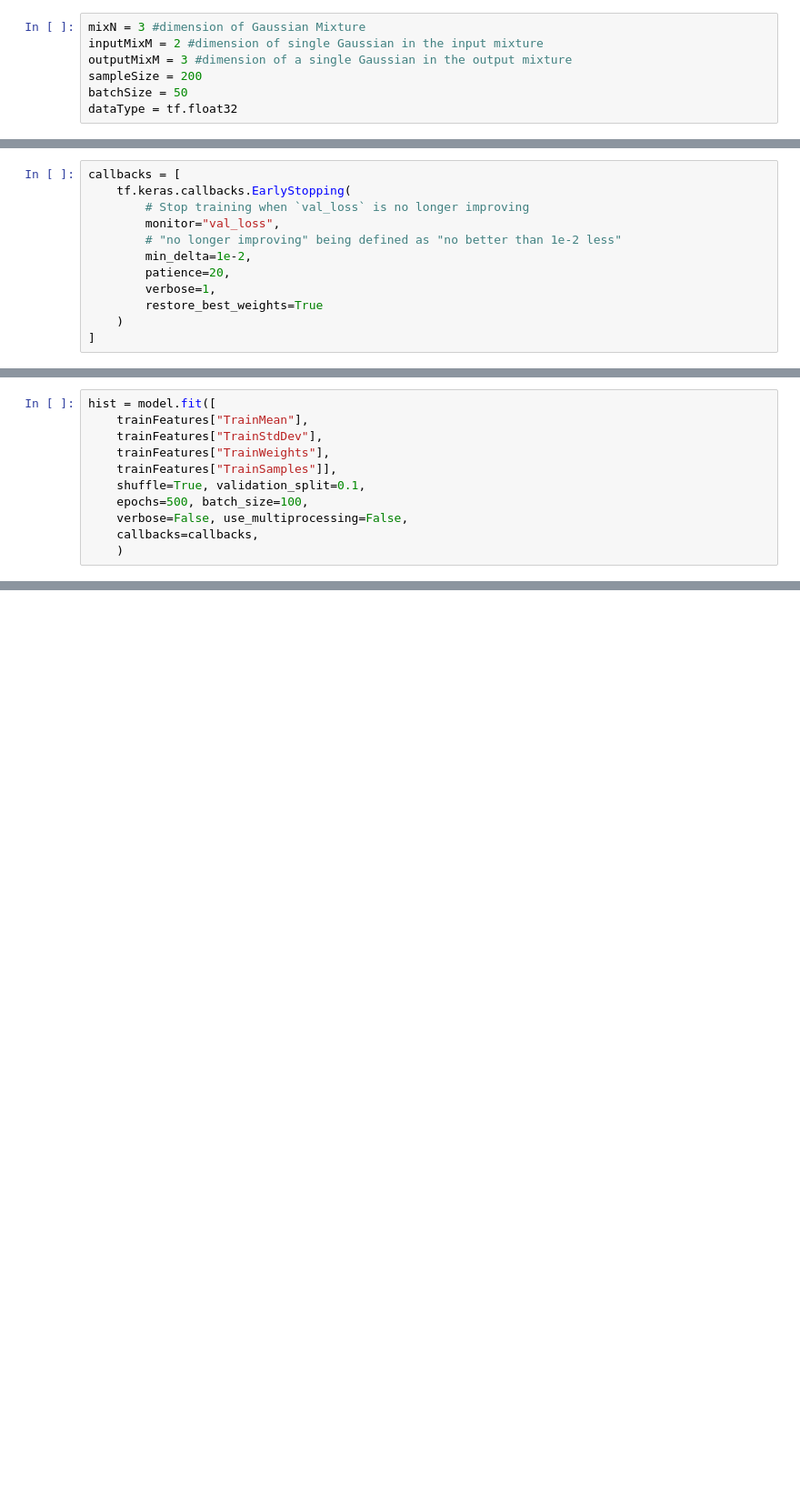
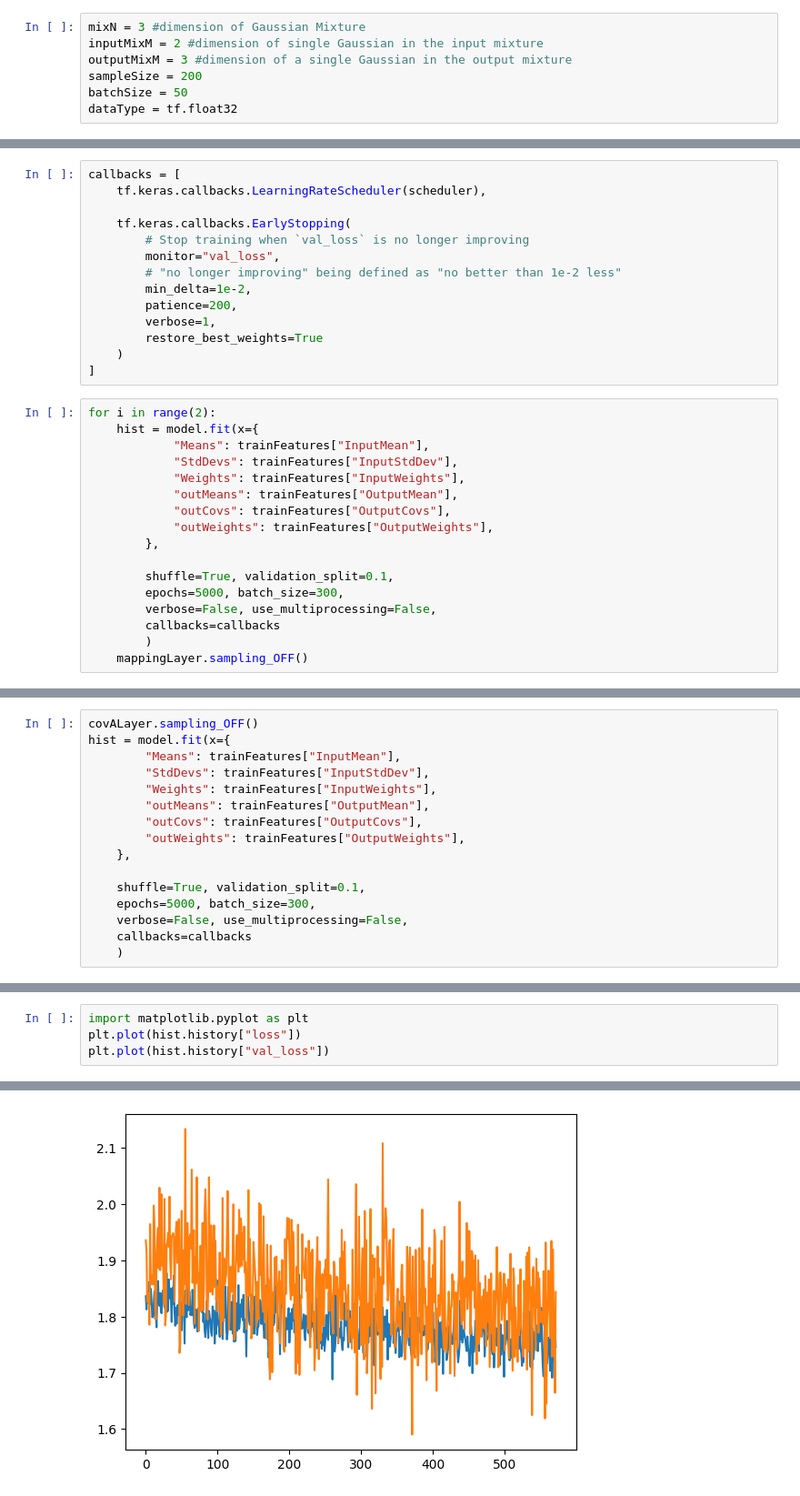
Before and after one commit to VK/my-hub, a Jupyter notebook: workflow/notebooks/tf-mixturemapping-sample.ipynb, the cells around one changed output, grey strips where cells are left out. Shown at 91% size. Cells and saved outputs as stored; diff of their text form; blank space fills up the shorter version.

```diff
--- a/workflow/notebooks/tf-mixturemapping-sample.ipynb
+++ b/workflow/notebooks/tf-mixturemapping-sample.ipynb
@@ -141,12 +111,31 @@ model.compile(optimizer=optimizer, loss=distLayer.sample_loss(inTsamples))
 # %%
 callbacks = [
+    tf.keras.callbacks.LearningRateScheduler(scheduler),
+
     tf.keras.callbacks.EarlyStopping(
         # Stop training when `val_loss` is no longer improving
         monitor="val_loss",
         # "no longer improving" being defined as "no better than 1e-2 less"
         min_delta=1e-2,
-        patience=20,
+        patience=200,
         verbose=1,
         restore_best_weights=True
     )
 ]
+# %%
+for i in range(2):
+    hist = model.fit(x={
+            "Means": trainFeatures["InputMean"],
+            "StdDevs": trainFeatures["InputStdDev"],
+            "Weights": trainFeatures["InputWeights"],
+            "outMeans": trainFeatures["OutputMean"],
+            "outCovs": trainFeatures["OutputCovs"],
+            "outWeights": trainFeatures["OutputWeights"],
+        },
+
+        shuffle=True, validation_split=0.1,
+        epochs=5000, batch_size=300,
+        verbose=False, use_multiprocessing=False,
+        callbacks=callbacks
+        )
+    mappingLayer.sampling_OFF()
@@ -153,11 +147,16 @@ callbacks = [
 # %%
-hist = model.fit([
-    trainFeatures["TrainMean"],
-    trainFeatures["TrainStdDev"],
-    trainFeatures["TrainWeights"],
-    trainFeatures["TrainSamples"]],
+covALayer.sampling_OFF()
+hist = model.fit(x={
+        "Means": trainFeatures["InputMean"],
+        "StdDevs": trainFeatures["InputStdDev"],
+        "Weights": trainFeatures["InputWeights"],
+        "outMeans": trainFeatures["OutputMean"],
+        "outCovs": trainFeatures["OutputCovs"],
+        "outWeights": trainFeatures["OutputWeights"],
+    },
+
     shuffle=True, validation_split=0.1,
-    epochs=500, batch_size=100,
+    epochs=5000, batch_size=300,
     verbose=False, use_multiprocessing=False,
-    callbacks=callbacks,
+    callbacks=callbacks
     )
@@ -175,0 +166,5 @@ model2 = tf.keras.Model(inputs=[inMean, inStdDev, inWeight], outputs=modelSample
+# %%
+import matplotlib.pyplot as plt
+plt.plot(hist.history["loss"])
+plt.plot(hist.history["val_loss"])
+# %% [output]
@@ -175,0 +172 @@ model2 = tf.keras.Model(inputs=[inMean, inStdDev, inWeight], outputs=modelSample
+[figure, added]
```
Also changed, not shown: parts of 27 cells of this notebook, 4 other files.
